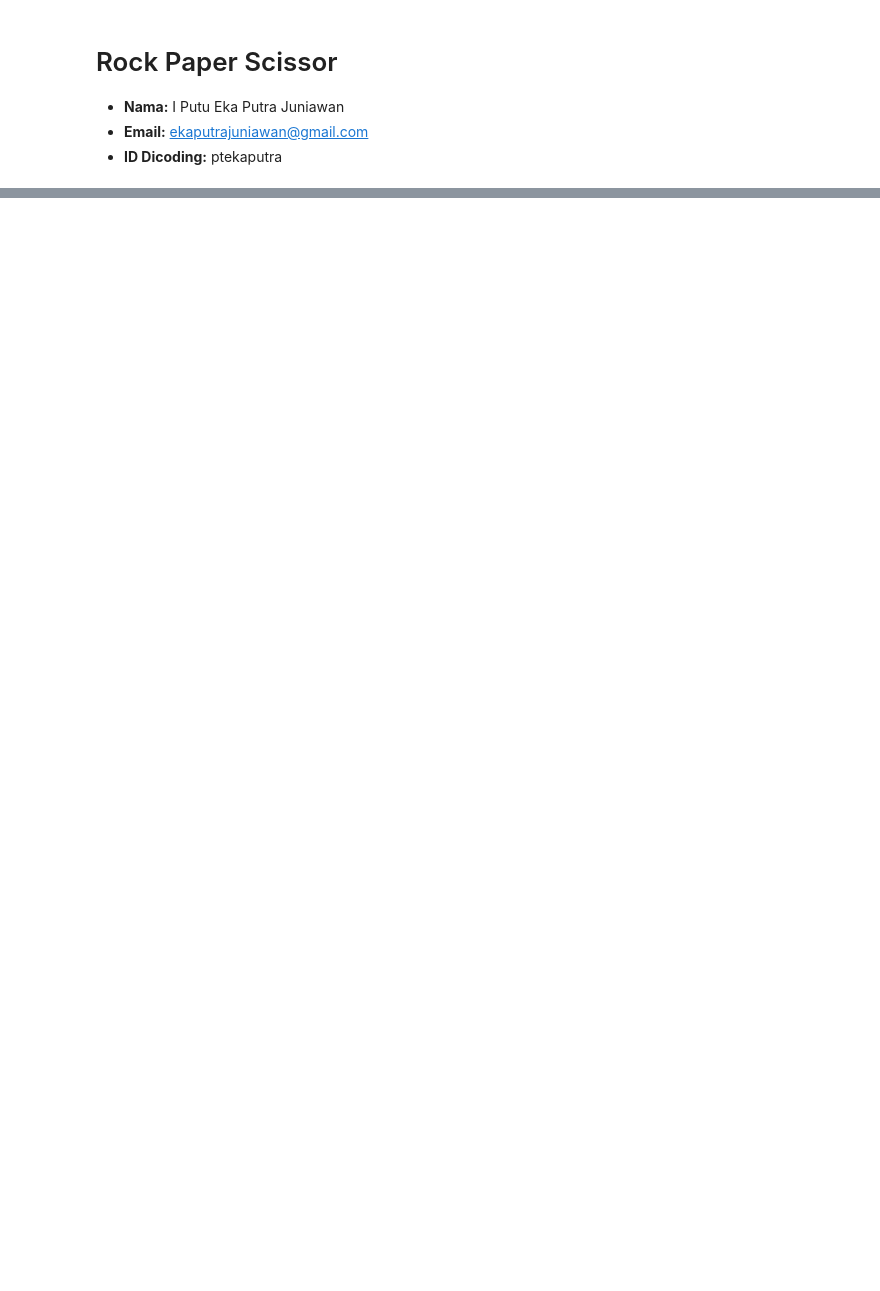
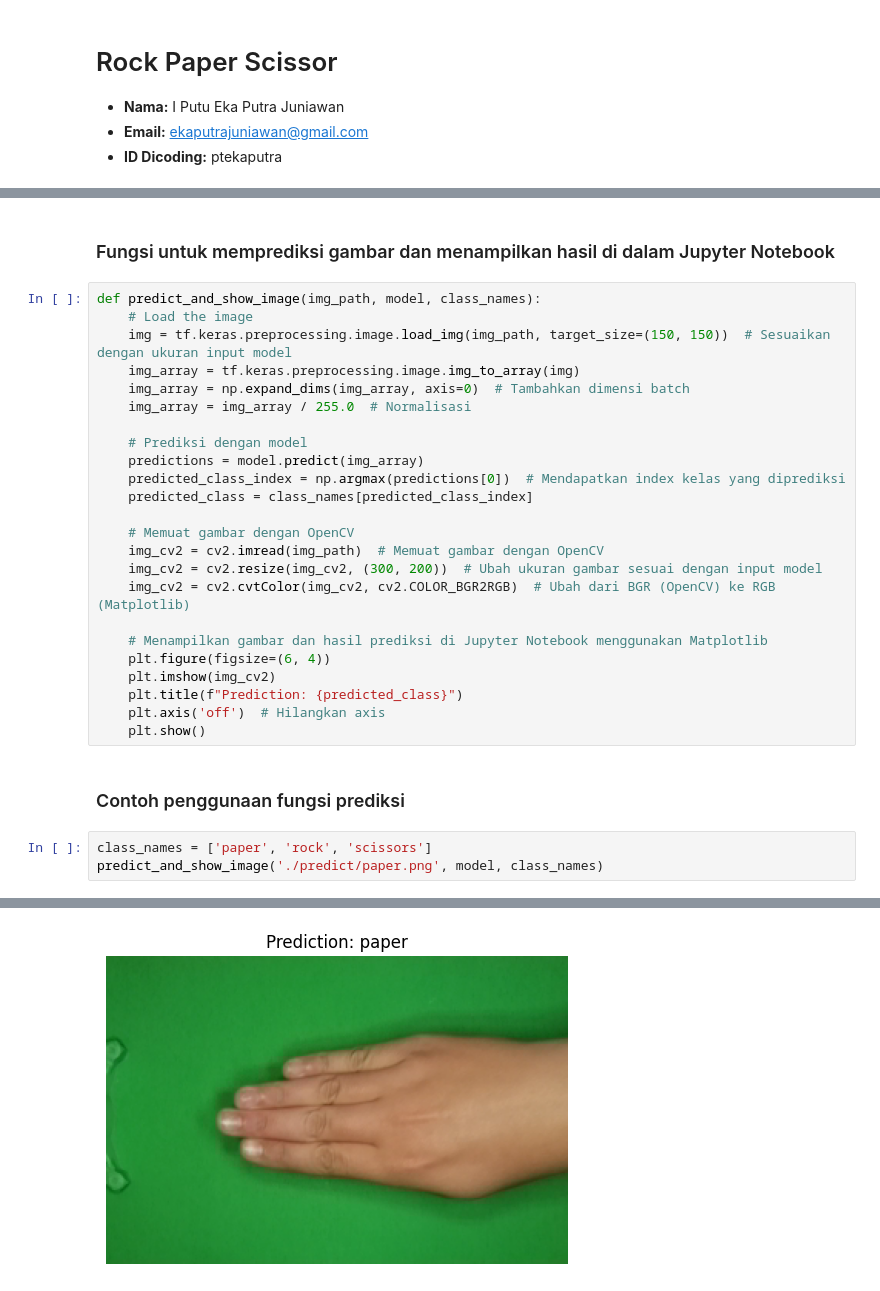
Before and after one commit to ekaputra04/rps-gesture-classifier, a Jupyter notebook: app.ipynb, the cells around one changed output, grey strips where cells are left out. Cells and saved outputs as stored; diff of their text form; blank space fills up the shorter version.

```diff
--- a/app.ipynb
+++ b/app.ipynb
@@ -199,0 +160,32 @@ Gambar diprediksi sebagai: scissors
+# %% [markdown]
+### Fungsi untuk memprediksi gambar dan menampilkan hasil di dalam Jupyter Notebook
+# %%
+def predict_and_show_image(img_path, model, class_names):
+    # Load the image
+    img = tf.keras.preprocessing.image.load_img(img_path, target_size=(150, 150))  # Sesuaikan dengan ukuran input model
+    img_array = tf.keras.preprocessing.image.img_to_array(img)
+    img_array = np.expand_dims(img_array, axis=0)  # Tambahkan dimensi batch
+    img_array = img_array / 255.0  # Normalisasi
+
+    # Prediksi dengan model
+    predictions = model.predict(img_array)
+    predicted_class_index = np.argmax(predictions[0])  # Mendapatkan index kelas yang diprediksi
+    predicted_class = class_names[predicted_class_index]
+
+    # Memuat gambar dengan OpenCV
+    img_cv2 = cv2.imread(img_path)  # Memuat gambar dengan OpenCV
+    img_cv2 = cv2.resize(img_cv2, (300, 200))  # Ubah ukuran gambar sesuai dengan input model
+    img_cv2 = cv2.cvtColor(img_cv2, cv2.COLOR_BGR2RGB)  # Ubah dari BGR (OpenCV) ke RGB (Matplotlib)
+
+    # Menampilkan gambar dan hasil prediksi di Jupyter Notebook menggunakan Matplotlib
+    plt.figure(figsize=(6, 4))
+    plt.imshow(img_cv2)
+    plt.title(f"Prediction: {predicted_class}")
+    plt.axis('off')  # Hilangkan axis
+    plt.show()
+# %% [markdown]
+### Contoh penggunaan fungsi prediksi
+# %%
+class_names = ['paper', 'rock', 'scissors']
+predict_and_show_image('./predict/paper.png', model, class_names)
+# %% [output]
@@ -199,0 +193 @@ Gambar diprediksi sebagai: scissors
+[figure, added]
```
Also changed, not shown: parts of 47 cells of this notebook, 2 other files.
